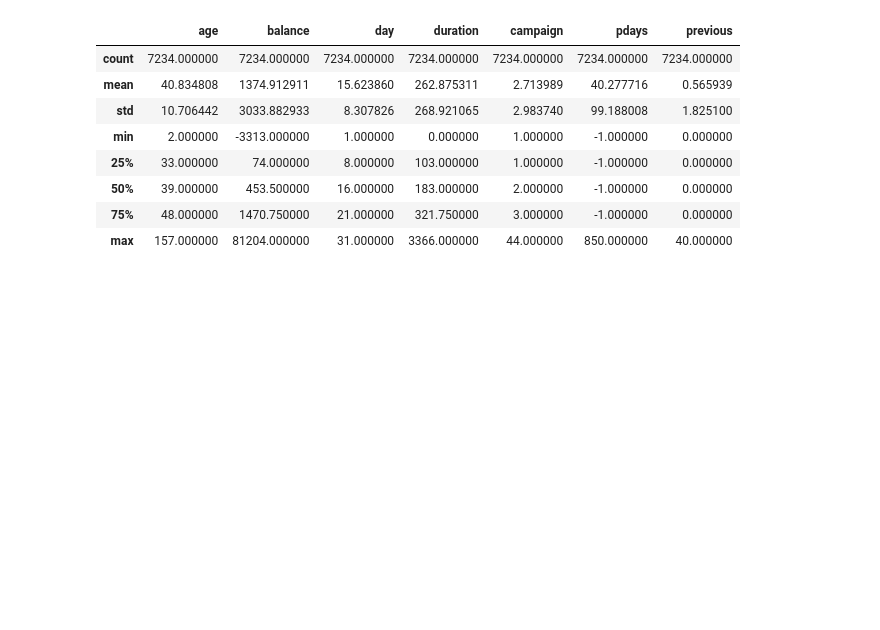
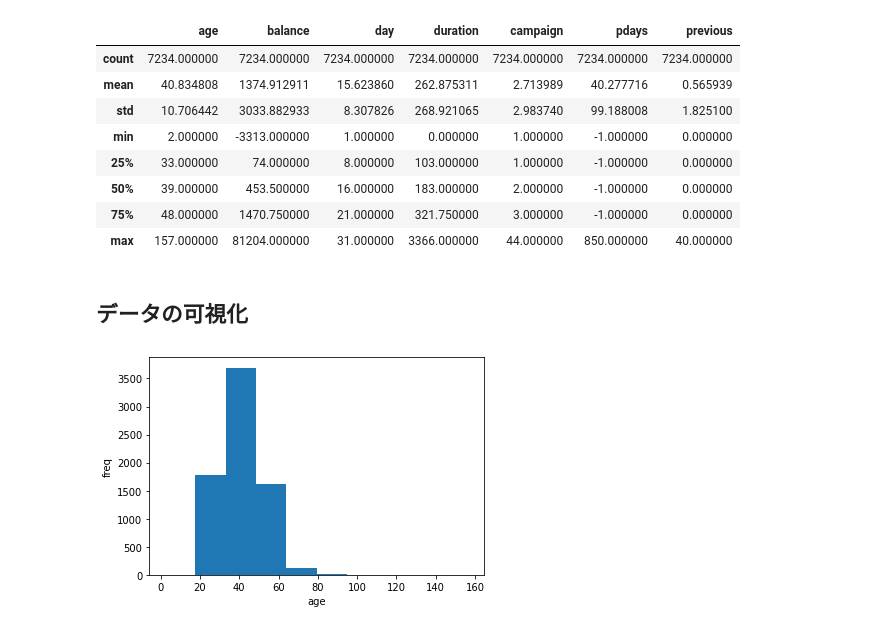
Before and after one commit to itkr/my-crisp-dm-tutorial, a Jupyter notebook: chap3.ipynb, the cells around one changed output. Cells and saved outputs as stored; diff of their text form; code cells hidden in the pictures; blank space fills up the shorter version.

```diff
--- a/chap3.ipynb
+++ b/chap3.ipynb
@@ -194,3 +196,12 @@ bank_df.describe(exclude=object)  # object型以外
 | 50% | 39.000000 | 453.500000 | 16.000000 | 183.000000 | 2.000000 | -1.000000 | 0.000000 |
 | 75% | 48.000000 | 1470.750000 | 21.000000 | 321.750000 | 3.000000 | -1.000000 | 0.000000 |
 | max | 157.000000 | 81204.000000 | 31.000000 | 3366.000000 | 44.000000 | 850.000000 | 40.000000 |
+# %% [markdown]
+## データの可視化
+# %%
+plt.hist(bank_df['age'])
+plt.xlabel('age')
+plt.ylabel('freq')
+plt.show()
+# %% [output]
+[figure, added]
```
Also changed, not shown: parts of 1 cell of this notebook, 1 other file.
